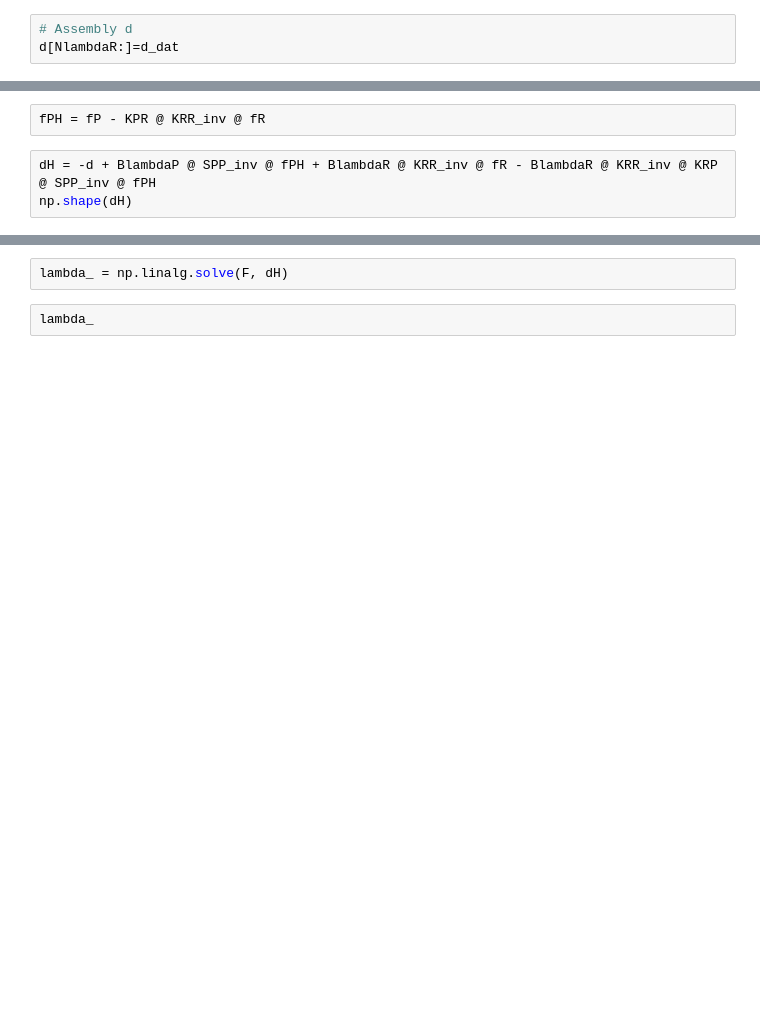
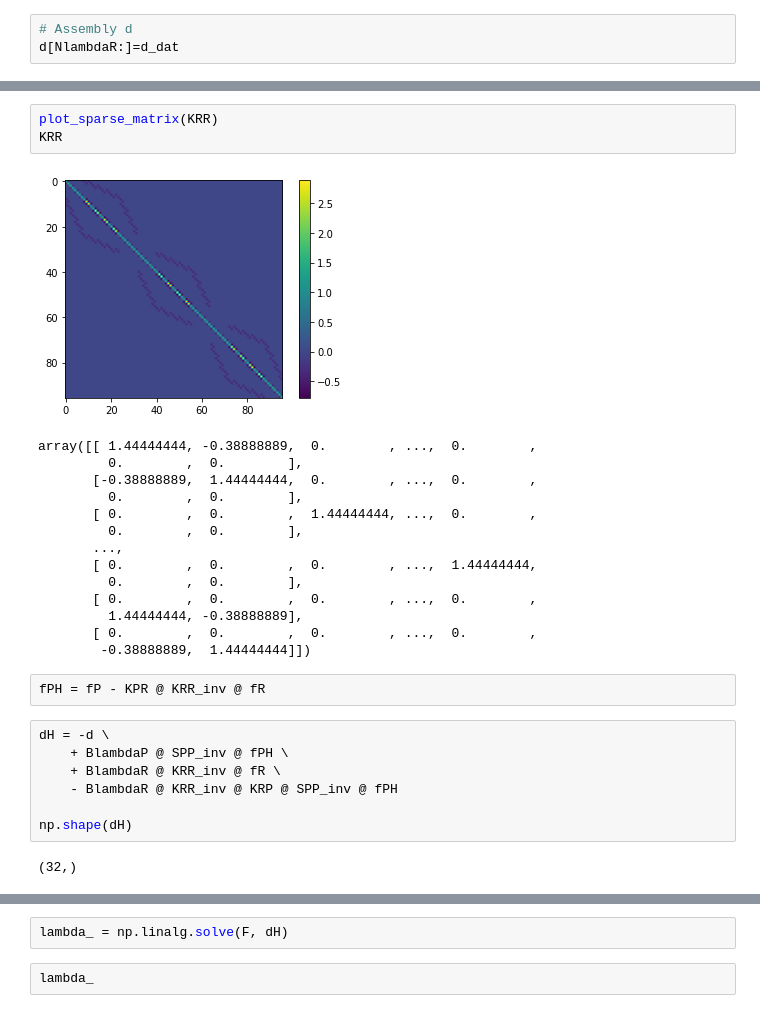
Before and after one commit to pauromeu/feti-dp-sp1, a Jupyter notebook: code/serial/main.ipynb, the cells around one changed output, grey strips where cells are left out. Drawn from its saved outputs; the diff is of its cells as text; blank space fills up the shorter version.

```diff
--- a/code/serial/main.ipynb
+++ b/code/serial/main.ipynb
@@ -173,6 +105,30 @@ np.shape(KRR_inv)
+# %%
+plot_sparse_matrix(KRR)
+KRR
+# %% [output]
+[figure, added]
+array([[ 1.44444444, -0.38888889,  0.        , ...,  0.        ,
+         0.        ,  0.        ],
+       [-0.38888889,  1.44444444,  0.        , ...,  0.        ,
+         0.        ,  0.        ],
+       [ 0.        ,  0.        ,  1.44444444, ...,  0.        ,
+         0.        ,  0.        ],
+       ...,
+       [ 0.        ,  0.        ,  0.        , ...,  1.44444444,
+         0.        ,  0.        ],
+       [ 0.        ,  0.        ,  0.        , ...,  0.        ,
+         1.44444444, -0.38888889],
+       [ 0.        ,  0.        ,  0.        , ...,  0.        ,
+        -0.38888889,  1.44444444]])
 # %%
 fPH = fP - KPR @ KRR_inv @ fR
 # %%
-dH = -d + BlambdaP @ SPP_inv @ fPH + BlambdaR @ KRR_inv @ fR - BlambdaR @ KRR_inv @ KRP @ SPP_inv @ fPH
+dH = -d \
+    + BlambdaP @ SPP_inv @ fPH \
+    + BlambdaR @ KRR_inv @ fR \
+    - BlambdaR @ KRR_inv @ KRP @ SPP_inv @ fPH
+
 np.shape(dH)
+# %% [output]
+(32,)
 # %%
```
Also changed, not shown: parts of 30 cells of this notebook, 3 other files.
